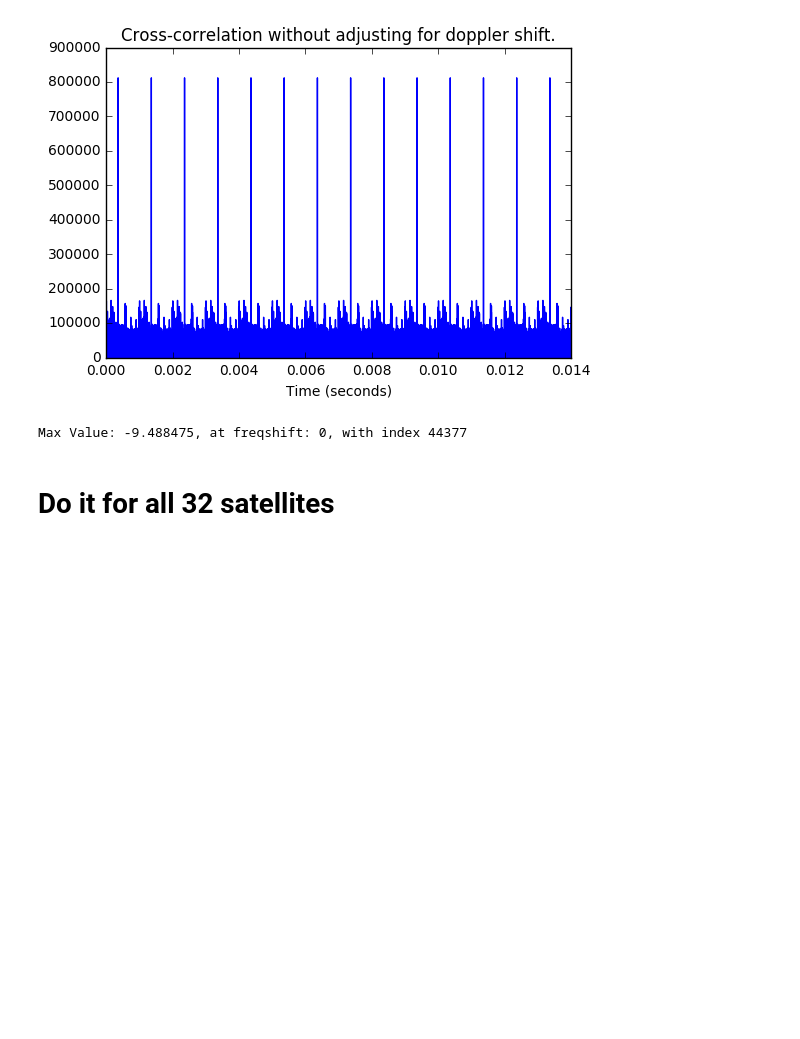
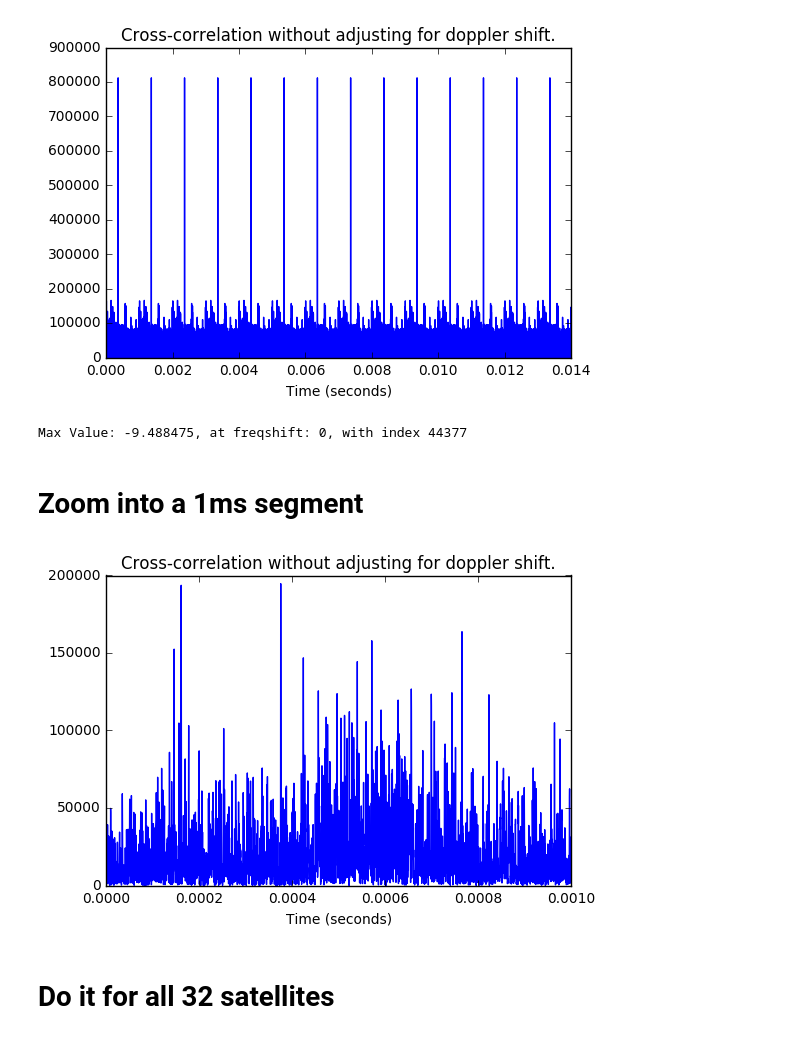
Before and after one commit to wangjiefjj/gps_reciever-design, a Jupyter notebook: notebooks/Acquisition.ipynb, the cells around one changed output. Saved outputs shown, nothing was run; the diff lists cells and outputs as text; code cells hidden in the pictures; blank space fills up the shorter version.

```diff
--- a/notebooks/Acquisition.ipynb
+++ b/notebooks/Acquisition.ipynb
@@ -236,6 +236,16 @@ Length of t: 57288
 Length of IFFT: 57288
 [figure]
 Max Value: -9.488475, at freqshift: 0, with index 44377
+# %% [markdown]
+# Zoom into a 1ms segment
+# %%
+lim = len(resultSQ)/(data.sampleTime*10**3)
+plt.plot(t[0:lim],resultSQ[0:lim])
+plt.title("Cross-correlation without adjusting for doppler shift.")
+plt.xlabel("Time (seconds)")
+plt.show()
+# %% [output]
+[figure, added]
 # %% [markdown]
 # Do it for all 32 satellites
 # %%
```
Also changed, not shown: parts of 2 cells of this notebook.
